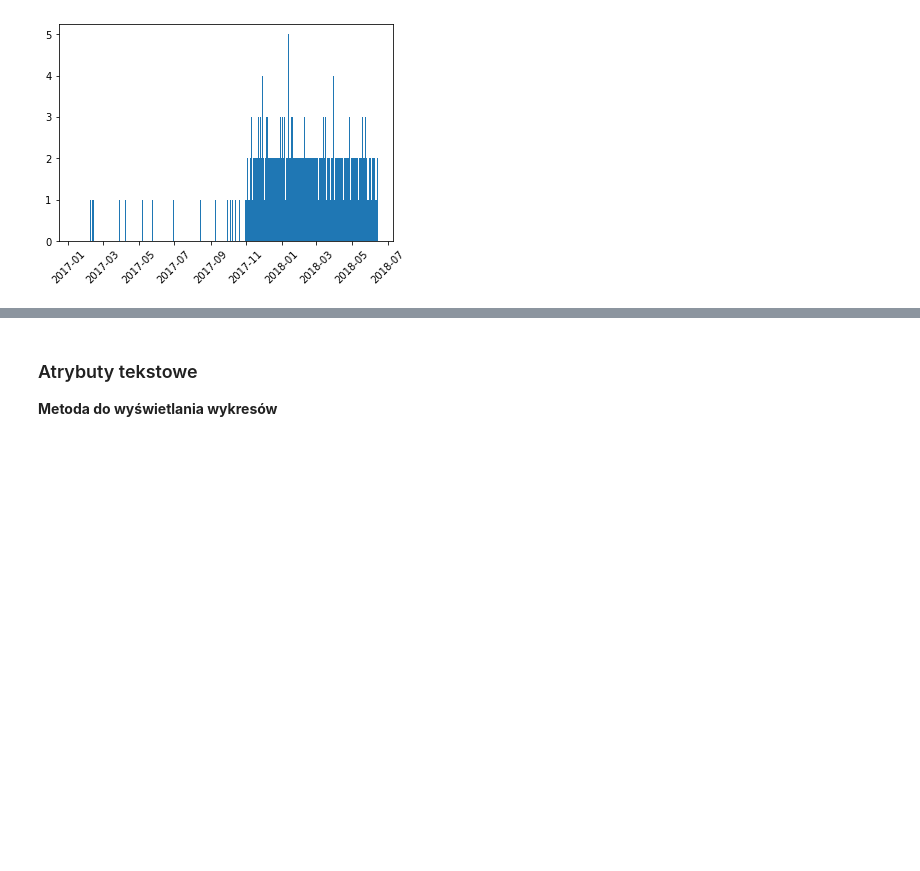
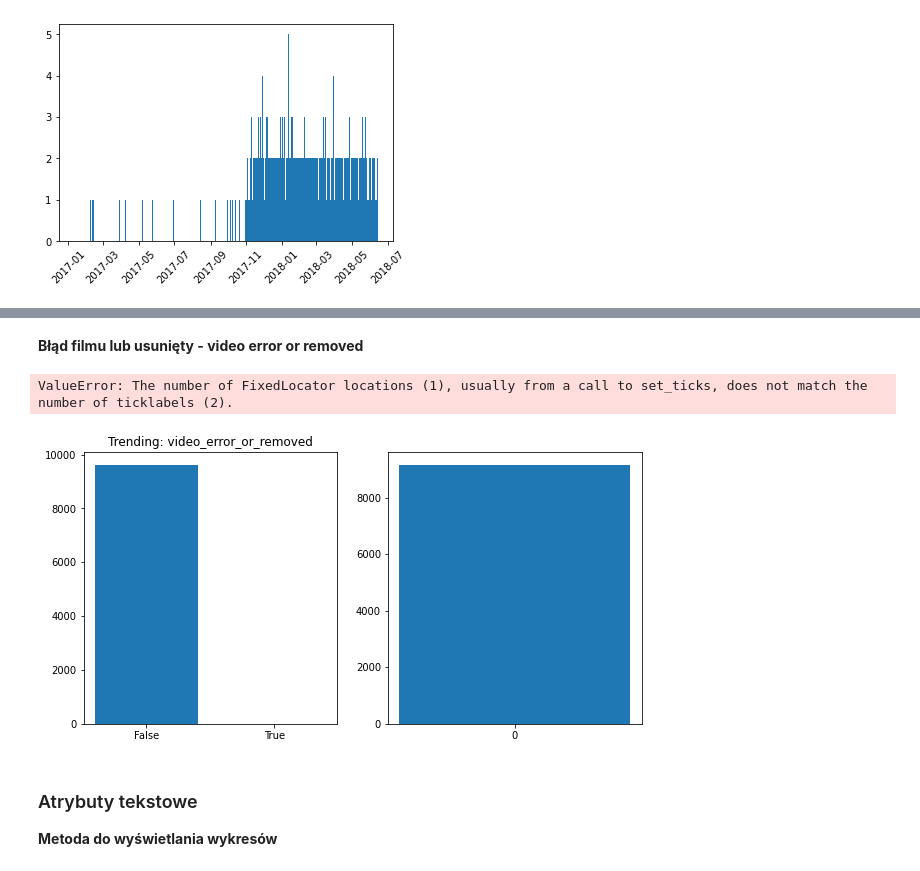
Before and after one commit to DominikKossinski/PED, a Jupyter notebook: notebooks/PED_5.ipynb, the cells around one changed output, grey strips where cells are left out. Drawn from its saved outputs; the diff is of its cells as text; code cells hidden in the pictures; blank space fills up the shorter version.

```diff
--- a/notebooks/PED_5.ipynb
+++ b/notebooks/PED_5.ipynb
@@ -197,3 +233,10 @@ plt.show()
+# %% [markdown]
+**Błąd filmu lub usunięty - video error or removed**
+# %%
+plot_bool_attr("video_error_or_removed")
+# %% [output]
+ValueError: The number of FixedLocator locations (1), usually from a call to set_ticks, does not match the number of ticklabels (2).
+[figure, added]
 # %% [markdown]
 ### Atrybuty tekstowe
 
```
Also changed, not shown: parts of 27 cells of this notebook.
